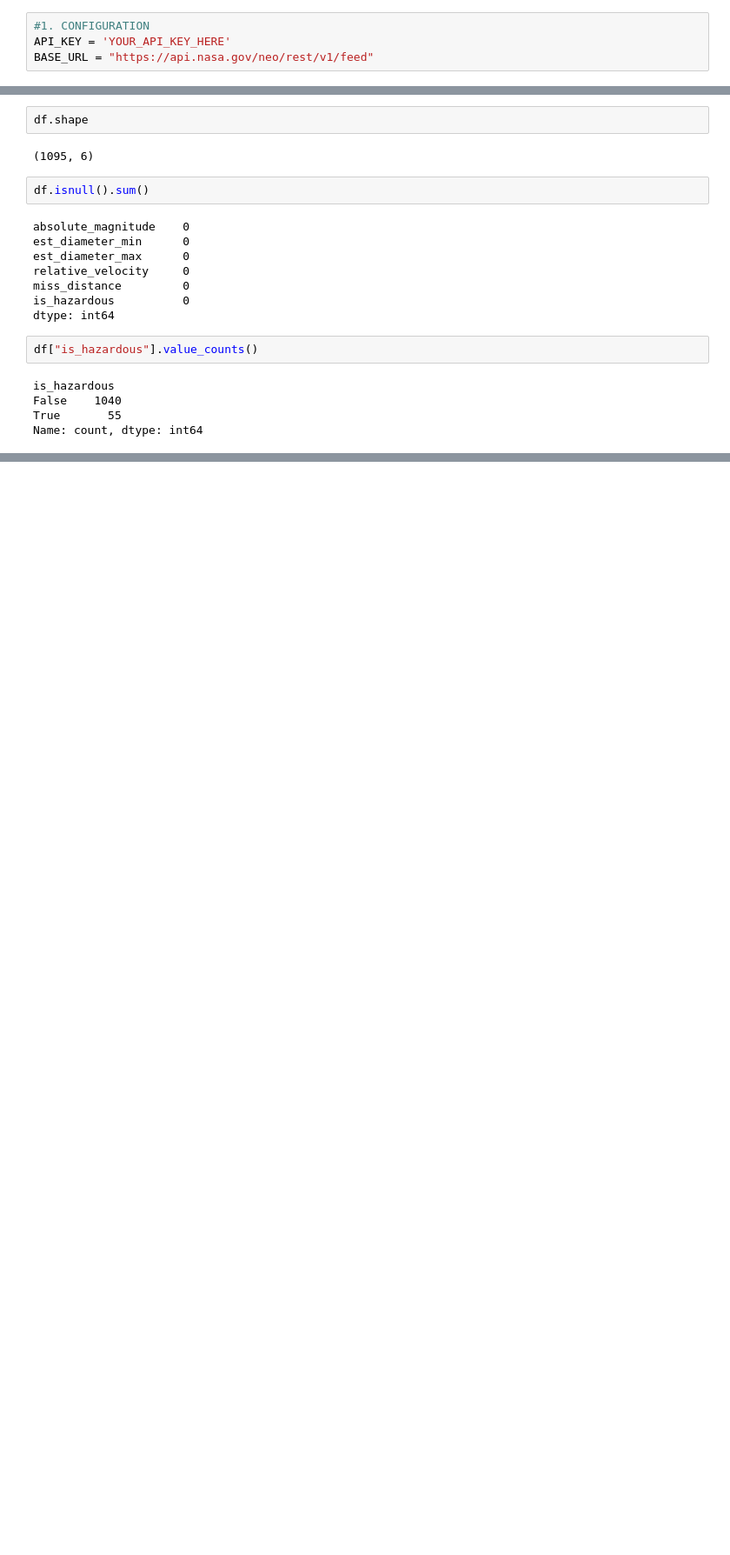
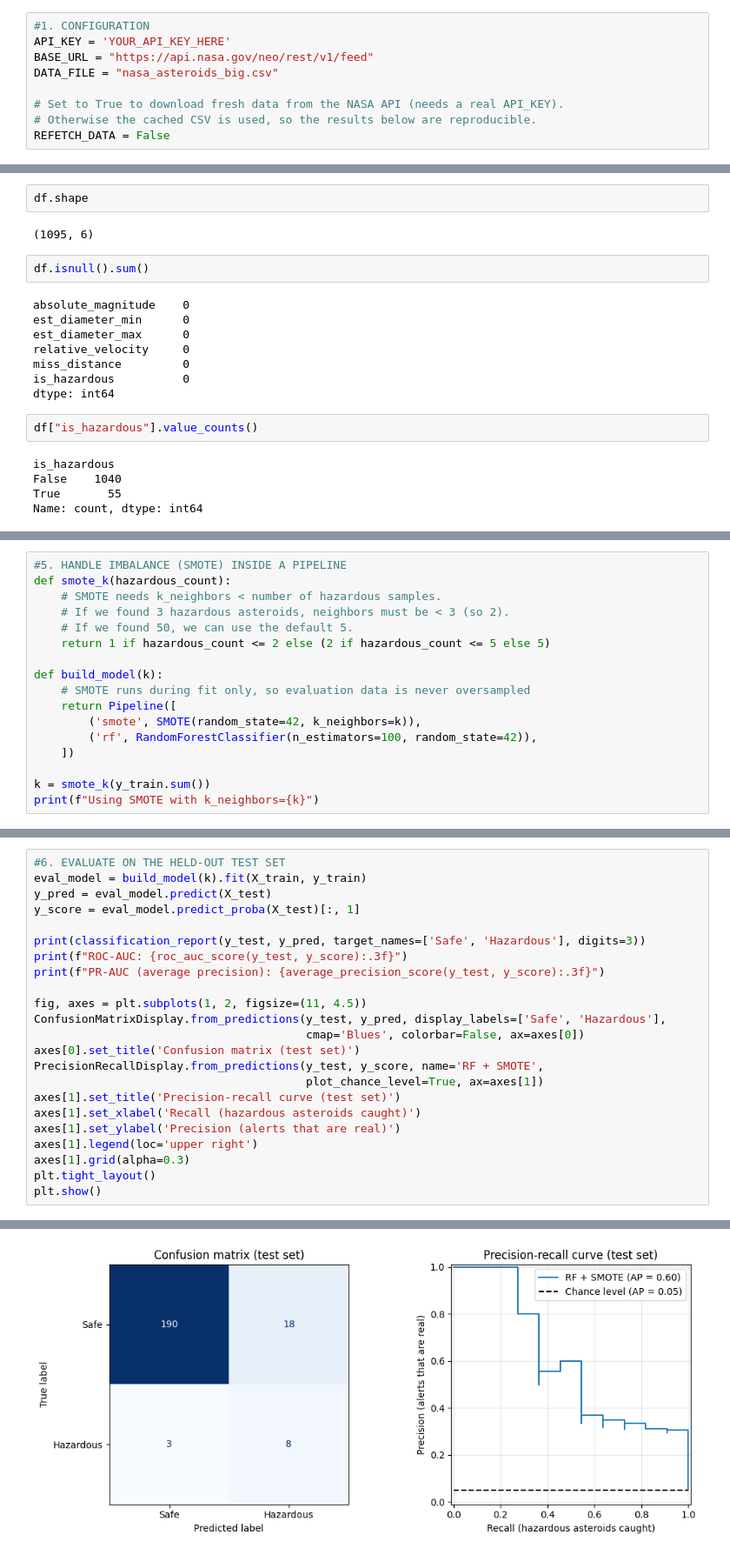
Before and after one commit to lucifer-135/Asteroid-Hazard-Predictor-Using-NASA-API, a Jupyter notebook: train_model.ipynb, the cells around one changed output, grey strips where cells are left out. Shown at 87% size. Drawn from its saved outputs; the diff is of its cells as text; blank space fills up the shorter version.

```diff
--- a/train_model.ipynb
+++ b/train_model.ipynb
@@ -12,6 +18,11 @@ from imblearn.over_sampling import SMOTE
 #1. CONFIGURATION
 API_KEY = 'YOUR_API_KEY_HERE'
 BASE_URL = "https://api.nasa.gov/neo/rest/v1/feed"
+DATA_FILE = "nasa_asteroids_big.csv"
+
+# Set to True to download fresh data from the NASA API (needs a real API_KEY).
+# Otherwise the cached CSV is used, so the results below are reproducible.
+REFETCH_DATA = False
 # %%
 #2. DEFINE DATA FETCHING FUNCTIONS
 def fetch_asteroid_data(start_date, end_date):
@@ -191,0 +164,17 @@ Test Prediction for random rock: HAZARDOUS
+# %%
+#5. HANDLE IMBALANCE (SMOTE) INSIDE A PIPELINE
+def smote_k(hazardous_count):
+    # SMOTE needs k_neighbors < number of hazardous samples.
+    # If we found 3 hazardous asteroids, neighbors must be < 3 (so 2).
+    # If we found 50, we can use the default 5.
+    return 1 if hazardous_count <= 2 else (2 if hazardous_count <= 5 else 5)
+
+def build_model(k):
+    # SMOTE runs during fit only, so evaluation data is never oversampled
+    return Pipeline([
+        ('smote', SMOTE(random_state=42, k_neighbors=k)),
+        ('rf', RandomForestClassifier(n_estimators=100, random_state=42)),
+    ])
+
+k = smote_k(y_train.sum())
+print(f"Using SMOTE with k_neighbors={k}")
@@ -191,0 +183,24 @@ Test Prediction for random rock: HAZARDOUS
+# %%
+#6. EVALUATE ON THE HELD-OUT TEST SET
+eval_model = build_model(k).fit(X_train, y_train)
+y_pred = eval_model.predict(X_test)
+y_score = eval_model.predict_proba(X_test)[:, 1]
+
+print(classification_report(y_test, y_pred, target_names=['Safe', 'Hazardous'], digits=3))
+print(f"ROC-AUC: {roc_auc_score(y_test, y_score):.3f}")
+print(f"PR-AUC (average precision): {average_precision_score(y_test, y_score):.3f}")
+
+fig, axes = plt.subplots(1, 2, figsize=(11, 4.5))
+ConfusionMatrixDisplay.from_predictions(y_test, y_pred, display_labels=['Safe', 'Hazardous'],
+                                        cmap='Blues', colorbar=False, ax=axes[0])
+axes[0].set_title('Confusion matrix (test set)')
+PrecisionRecallDisplay.from_predictions(y_test, y_score, name='RF + SMOTE',
+                                        plot_chance_level=True, ax=axes[1])
+axes[1].set_title('Precision-recall curve (test set)')
+axes[1].set_xlabel('Recall (hazardous asteroids caught)')
+axes[1].set_ylabel('Precision (alerts that are real)')
+axes[1].legend(loc='upper right')
+axes[1].grid(alpha=0.3)
+plt.tight_layout()
+plt.show()
+# %% [output]
@@ -191,0 +218 @@ Test Prediction for random rock: HAZARDOUS
+[figure, added]
```
Also changed, not shown: parts of 12 cells of this notebook, 4 other files.
